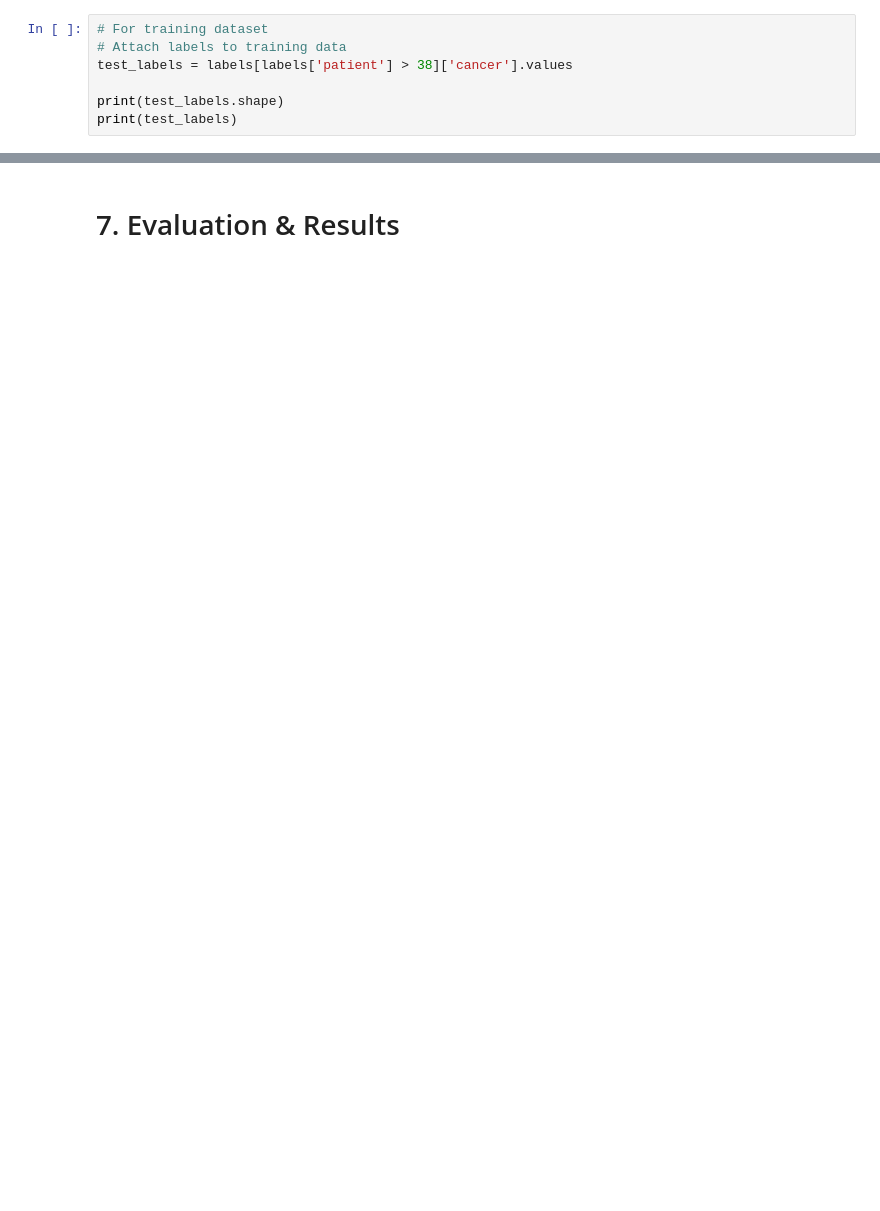
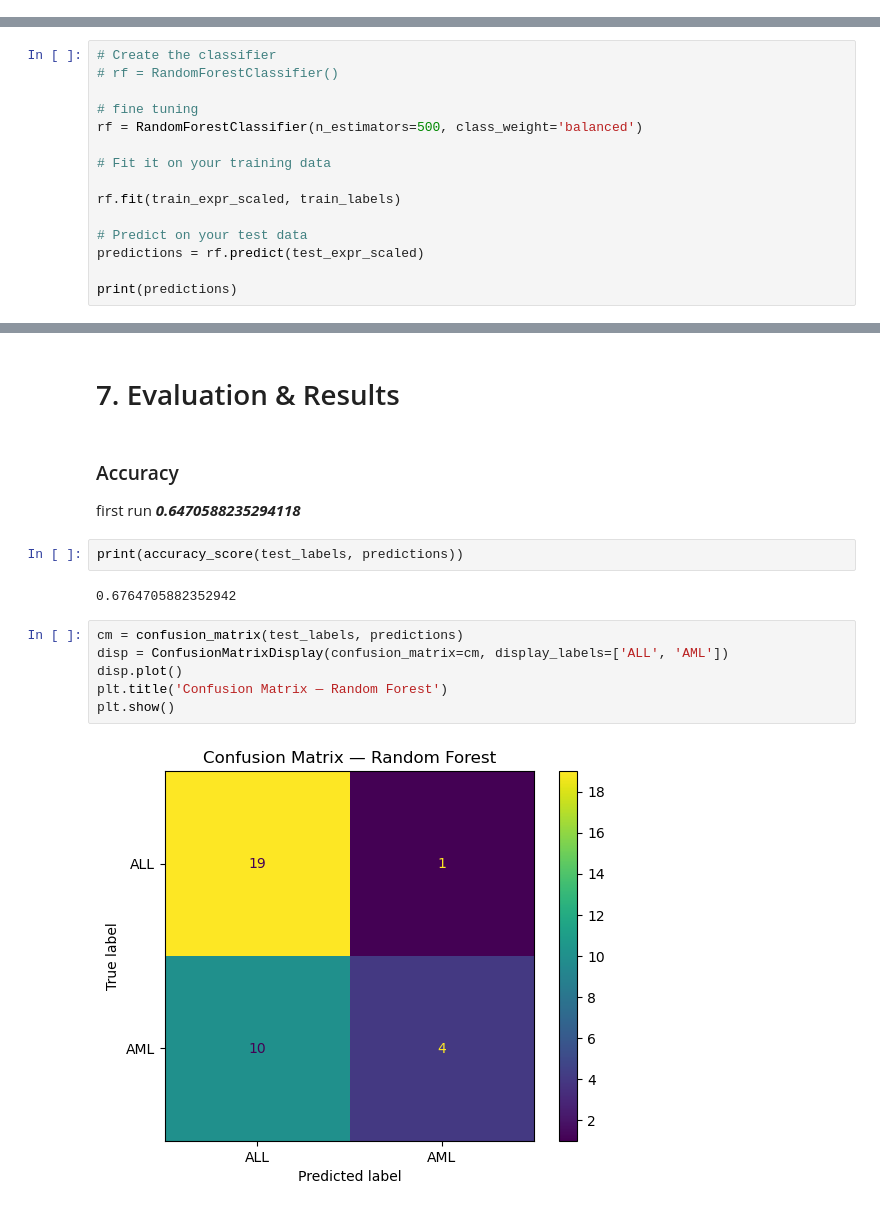
Before and after one commit to combiCaolan/MEIN40330-ML-Assignment, a Jupyter notebook: project.ipynb, the cells around one changed output, grey strips where cells are left out. Cells and saved outputs as stored; diff of their text form; blank space fills up the shorter version.

```diff
--- a/project.ipynb
+++ b/project.ipynb
@@ -149,7 +121,0 @@ print(test_expr.shape)
-# %%
-# For training dataset
-# Attach labels to training data
-test_labels = labels[labels['patient'] > 38]['cancer'].values
-
-print(test_labels.shape)
-print(test_labels)
@@ -224,3 +255,18 @@ array([[-0.86149567, -0.03310102, -0.3517011 , ...,  0.54606799,
 # 5. Feature Selection
 # %% [markdown]
 # 6. Classification
+# %%
+# Create the classifier
+# rf = RandomForestClassifier()
+
+# fine tuning
+rf = RandomForestClassifier(n_estimators=500, class_weight='balanced')
+
+# Fit it on your training data
+
+rf.fit(train_expr_scaled, train_labels)
+
+# Predict on your test data
+predictions = rf.predict(test_expr_scaled)
+
+print(predictions)
@@ -227,2 +277,18 @@ array([[-0.86149567, -0.03310102, -0.3517011 , ...,  0.54606799,
 # %% [markdown]
 # 7. Evaluation & Results
+# %% [markdown]
+### Accuracy
+
+first run ***0.6470588235294118***
+# %%
+print(accuracy_score(test_labels, predictions))
+# %% [output]
+0.6764705882352942
+# %%
+cm = confusion_matrix(test_labels, predictions)
+disp = ConfusionMatrixDisplay(confusion_matrix=cm, display_labels=['ALL', 'AML'])
+disp.plot()
+plt.title('Confusion Matrix — Random Forest')
+plt.show()
+# %% [output]
+[figure, added]
```
Also changed, not shown: parts of 37 cells of this notebook, 5 other files.
